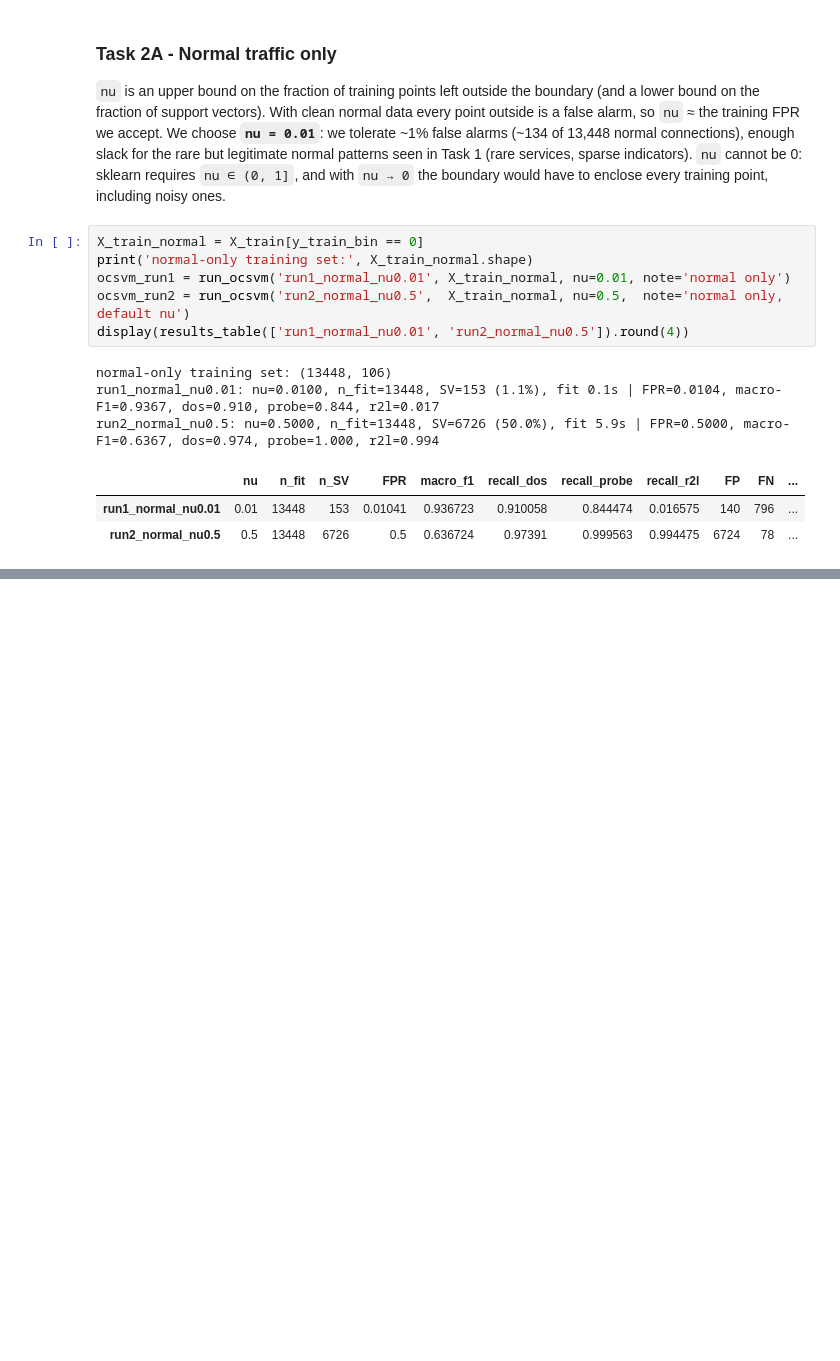
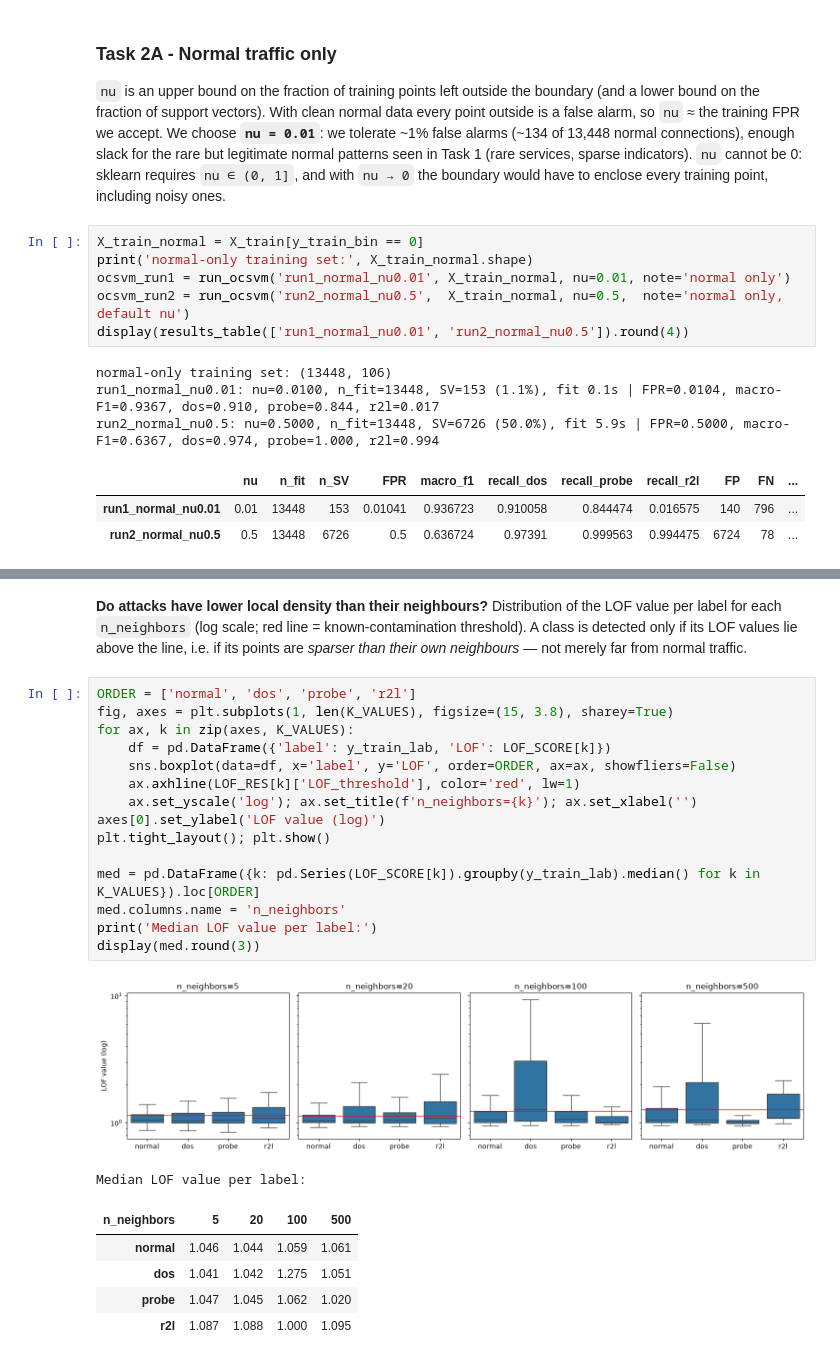
Before and after one commit to HaxelThePenguine/AI-Cybersecurity_labs2026, a Jupyter notebook: Lab_03/lab3.ipynb, the cells around one changed output, grey strips where cells are left out. Saved outputs shown, nothing was run; the diff lists cells and outputs as text; blank space fills up the shorter version.

```diff
--- a/Lab_03/lab3.ipynb
+++ b/Lab_03/lab3.ipynb
@@ -346,0 +422,25 @@ run2_normal_nu0.5: nu=0.5000, n_fit=13448, SV=6726 (50.0%), fit 5.9s | FPR=0.500
+# %% [markdown]
+**Do attacks have lower local density than their neighbours?** Distribution of the LOF value per label for each `n_neighbors` (log scale; red line = known-contamination threshold). A class is detected only if its LOF values lie above the line, i.e. if its points are *sparser than their own neighbours* — not merely far from normal traffic.
+# %%
+ORDER = ['normal', 'dos', 'probe', 'r2l']
+fig, axes = plt.subplots(1, len(K_VALUES), figsize=(15, 3.8), sharey=True)
+for ax, k in zip(axes, K_VALUES):
+    df = pd.DataFrame({'label': y_train_lab, 'LOF': LOF_SCORE[k]})
+    sns.boxplot(data=df, x='label', y='LOF', order=ORDER, ax=ax, showfliers=False)
+    ax.axhline(LOF_RES[k]['LOF_threshold'], color='red', lw=1)
+    ax.set_yscale('log'); ax.set_title(f'n_neighbors={k}'); ax.set_xlabel('')
+axes[0].set_ylabel('LOF value (log)')
+plt.tight_layout(); plt.show()
+
+med = pd.DataFrame({k: pd.Series(LOF_SCORE[k]).groupby(y_train_lab).median() for k in K_VALUES}).loc[ORDER]
+med.columns.name = 'n_neighbors'
+print('Median LOF value per label:')
+display(med.round(3))
+# %% [output]
+[figure, added]
+Median LOF value per label:
+| n_neighbors | 5 | 20 | 100 | 500 |
+| normal | 1.046 | 1.044 | 1.059 | 1.061 |
+| dos | 1.041 | 1.042 | 1.275 | 1.051 |
+| probe | 1.047 | 1.045 | 1.062 | 1.020 |
+| r2l | 1.087 | 1.088 | 1.000 | 1.095 |
```
Also changed, not shown: parts of 9 cells of this notebook, 2 other files.
